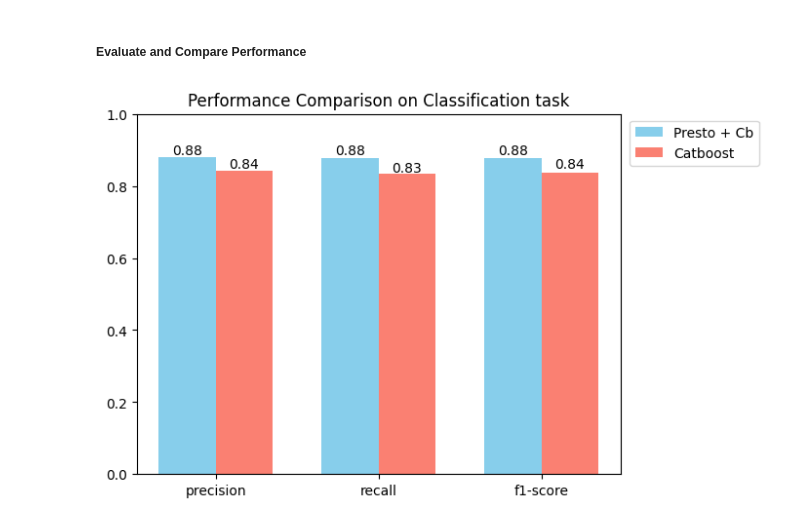
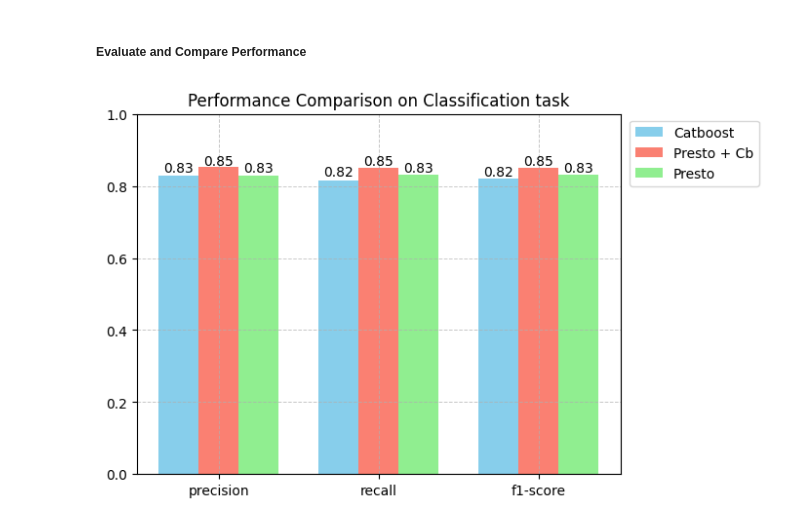
Before and after one commit to ScaleAGData/scaleag-vito, a Jupyter notebook: notebooks/demo_presto_few_shot_learning.ipynb, the cells around one changed output. Cells and saved outputs as stored; diff of their text form; code cells hidden in the pictures.

Commit message:
added evaluation of presto FT head

```diff
--- a/notebooks/demo_presto_few_shot_learning.ipynb
+++ b/notebooks/demo_presto_few_shot_learning.ipynb
@@ -324,18 +333,23 @@ wc_raw_cbm.fit(wc_train_dataset);
 # %% [markdown]
 ##### Evaluate and Compare Performance
 # %%
+wc_metrics_presto, _, _ = evaluate(
+    pretrained_model=model_ft_10d_cropland,
+    dl_val=wc_dl_val,
+    task="binary",
+)
 wc_metrics_presto_cb, _, _ = evaluate(
-    model_ft_10d_cropland,
-    wc_presto_cbm,
-    wc_dl_val,
+    pretrained_model=model_ft_10d_cropland,
+    ds_model=wc_presto_cbm,
+    dl_val=wc_dl_val,
     task="binary",
 )
 wc_metrics_raw_cb, _, _= evaluate_catboost(
     wc_raw_cbm,
     wc_val_cx,
     wc_val_cy,
     task="binary"
 )
-compare_performance_classification(wc_metrics_presto_cb, wc_metrics_raw_cb)
+compare_performance_classification(wc_metrics_raw_cb, wc_metrics_presto_cb, wc_metrics_presto)
 # %% [output]
-[figure, old version]
+[figure, new version]
```
Also changed, not shown: parts of 9 cells of this notebook, 2 other files.
